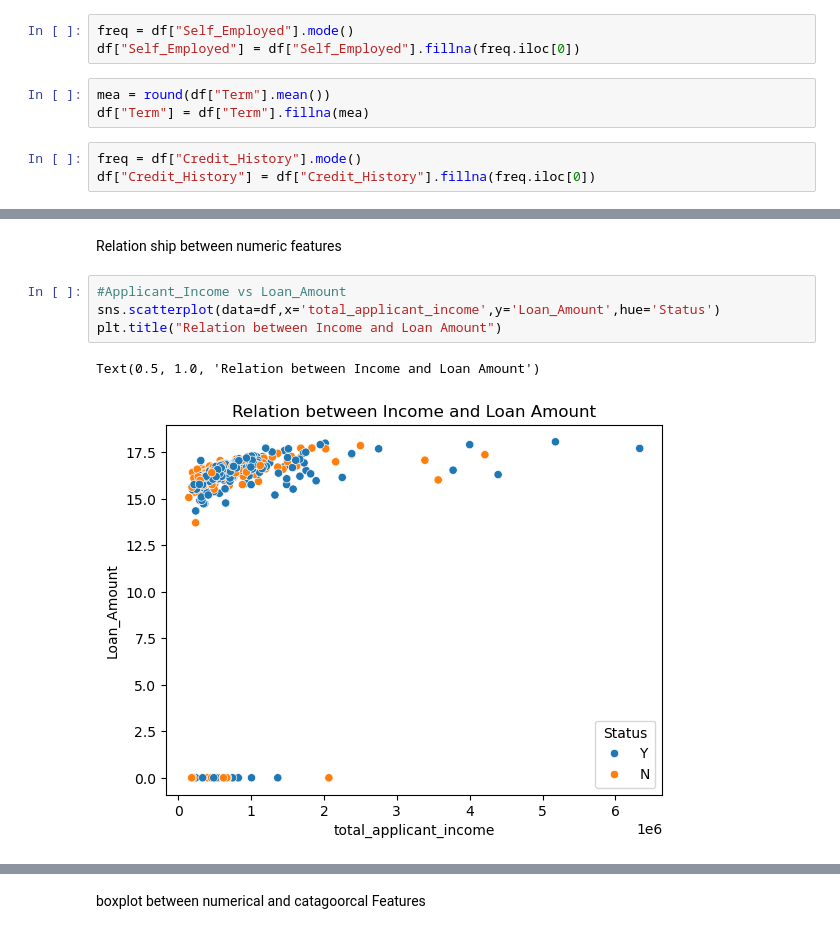
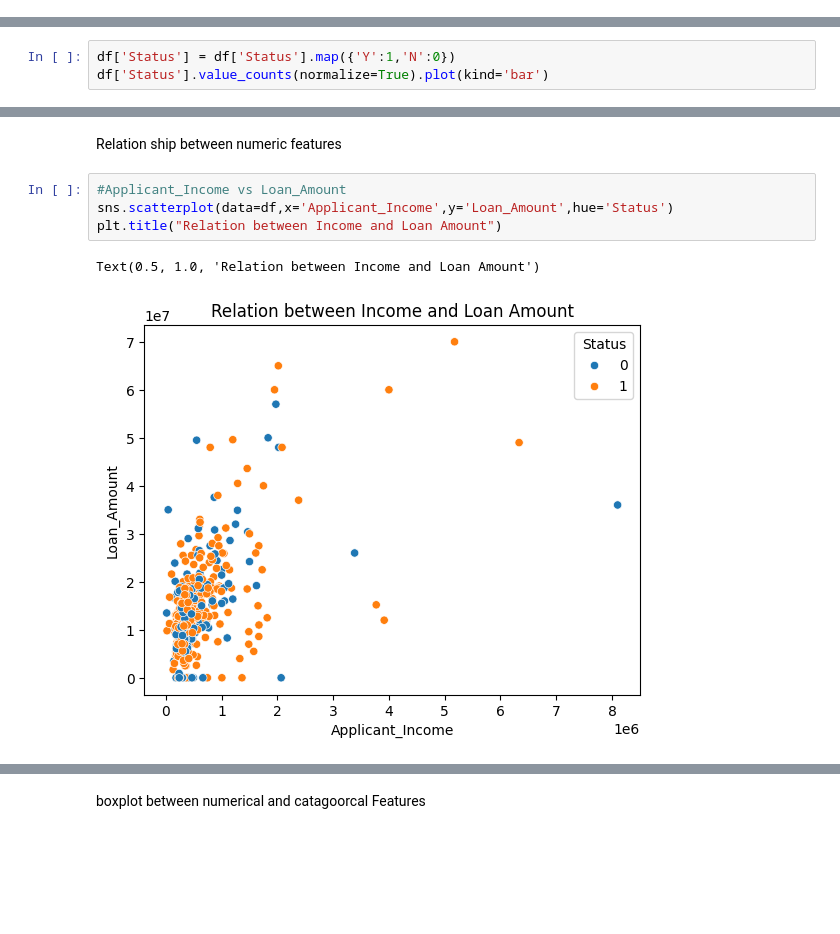
Before and after one commit to Kashmaladar/Loan-prediction-Datascience-project, a Jupyter notebook: notebook.ipynb, the cells around one changed output, grey strips where cells are left out. Cells and saved outputs as stored; diff of their text form; blank space fills up the shorter version.

```diff
--- a/notebook.ipynb
+++ b/notebook.ipynb
@@ -116,9 +116,0 @@ df["Married"] = df["Married"].fillna(freq.iloc[0])
-# %%
-freq = df["Self_Employed"].mode()
-df["Self_Employed"] = df["Self_Employed"].fillna(freq.iloc[0])
-# %%
-mea = round(df["Term"].mean())
-df["Term"] = df["Term"].fillna(mea)
-# %%
-freq = df["Credit_History"].mode()
-df["Credit_History"] = df["Credit_History"].fillna(freq.iloc[0])
@@ -124,0 +119,3 @@ df["Credit_History"] = df["Credit_History"].fillna(freq.iloc[0])
+# %%
+df['Status'] = df['Status'].map({'Y':1,'N':0})
+df['Status'].value_counts(normalize=True).plot(kind='bar')
@@ -208,11 +206,11 @@ plt.tight_layout()
 Relation ship between numeric features
 # %%
 #Applicant_Income vs Loan_Amount
-sns.scatterplot(data=df,x='total_applicant_income',y='Loan_Amount',hue='Status')
+sns.scatterplot(data=df,x='Applicant_Income',y='Loan_Amount',hue='Status')
 plt.title("Relation between Income and Loan Amount")
 # %% [output]
 Text(0.5, 1.0, 'Relation between Income and Loan Amount')
-[figure, old version]
+[figure, new version]
 # %%
 df.head()
 # %% [output]
```
Also changed, not shown: parts of 76 cells of this notebook, 4 other files.
